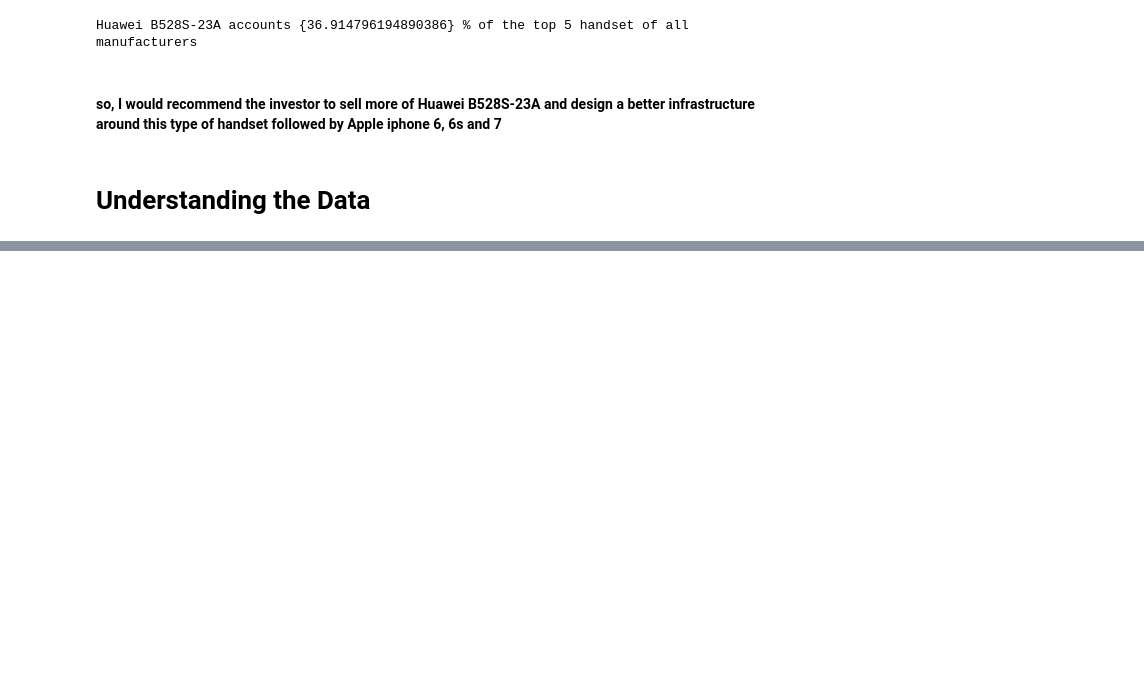
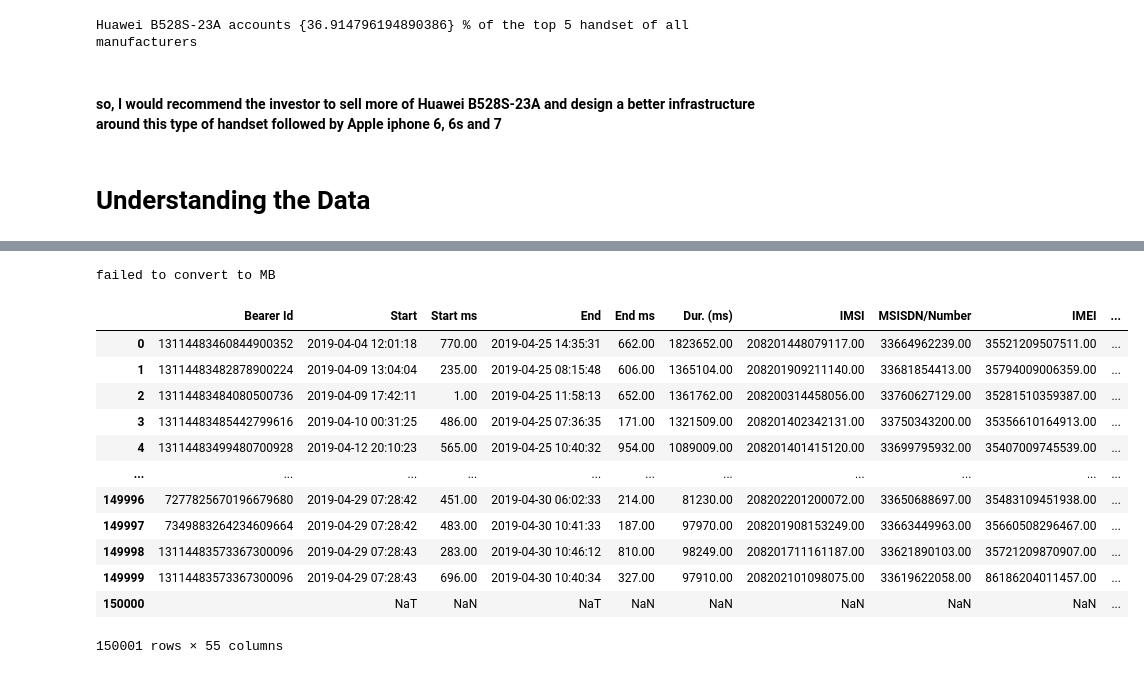
Before and after one commit to dagmawiii03/Telecom_Analysis, a Jupyter notebook: Notebook/Untitled.ipynb, the cells around one changed output, grey strips where cells are left out. Saved outputs shown, nothing was run; the diff lists cells and outputs as text; code cells hidden in the pictures; blank space fills up the shorter version.

```diff
--- a/Notebook/Untitled.ipynb
+++ b/Notebook/Untitled.ipynb
@@ -167,0 +188,2 @@ explorer.get_description()
+# %%
+aggs_by_cols = pd.set_option('display.float_format', '{:.2f}'.format)
@@ -167,0 +232,4 @@ explorer.get_description()
+# %%
+from data_info import DataInfo
+from clean_Telecom import DataCleaner
+cleaner = DataCleaner(explore.df)
@@ -167,0 +259,20 @@ explorer.get_description()
+# %%
+#convert bites to megabites
+cleaner.bytes_to_megabytes(['Total UL (Bytes)', 'Total DL (Bytes)', 'Social Media DL (Bytes)', 'Social Media UL (Bytes)',
+'Google DL (Bytes)', 'Google UL (Bytes)', 'Email DL (Bytes)', 'Email UL (Bytes)', 'Youtube DL (Bytes)', 'Youtube UL (Bytes)',
+'Netflix DL (Bytes)', 'Netflix UL (Bytes)', 'Gaming DL (Bytes)','Gaming UL (Bytes)', 'Other DL (Bytes)', 'Other UL (Bytes)'])
+# %% [output]
+failed to convert to MB
+|  | Bearer Id | Start | Start ms | End | End ms | Dur. (ms) | IMSI | MSISDN/Number | IMEI | ... |
+| 0 | 13114483460844900352 | 2019-04-04 12:01:18 | 770.00 | 2019-04-25 14:35:31 | 662.00 | 1823652.00 | 208201448079117.00 | 33664962239.00 | 35521209507511.00 | ... |
+| 1 | 13114483482878900224 | 2019-04-09 13:04:04 | 235.00 | 2019-04-25 08:15:48 | 606.00 | 1365104.00 | 208201909211140.00 | 33681854413.00 | 35794009006359.00 | ... |
+| 2 | 13114483484080500736 | 2019-04-09 17:42:11 | 1.00 | 2019-04-25 11:58:13 | 652.00 | 1361762.00 | 208200314458056.00 | 33760627129.00 | 35281510359387.00 | ... |
+| 3 | 13114483485442799616 | 2019-04-10 00:31:25 | 486.00 | 2019-04-25 07:36:35 | 171.00 | 1321509.00 | 208201402342131.00 | 33750343200.00 | 35356610164913.00 | ... |
+| 4 | 13114483499480700928 | 2019-04-12 20:10:23 | 565.00 | 2019-04-25 10:40:32 | 954.00 | 1089009.00 | 208201401415120.00 | 33699795932.00 | 35407009745539.00 | ... |
+| ... | ... | ... | ... | ... | ... | ... | ... | ... | ... | ... |
+| 149996 | 7277825670196679680 | 2019-04-29 07:28:42 | 451.00 | 2019-04-30 06:02:33 | 214.00 | 81230.00 | 208202201200072.00 | 33650688697.00 | 35483109451938.00 | ... |
+| 149997 | 7349883264234609664 | 2019-04-29 07:28:42 | 483.00 | 2019-04-30 10:41:33 | 187.00 | 97970.00 | 208201908153249.00 | 33663449963.00 | 35660508296467.00 | ... |
+| 149998 | 13114483573367300096 | 2019-04-29 07:28:43 | 283.00 | 2019-04-30 10:46:12 | 810.00 | 98249.00 | 208201711161187.00 | 33621890103.00 | 35721209870907.00 | ... |
+| 149999 | 13114483573367300096 | 2019-04-29 07:28:43 | 696.00 | 2019-04-30 10:40:34 | 327.00 | 97910.00 | 208202101098075.00 | 33619622058.00 | 86186204011457.00 | ... |
+| 150000 |  | NaT | NaN | NaT | NaN | NaN | NaN | NaN | NaN | ... |
+150001 rows × 55 columns
```
Also changed, not shown: parts of 29 cells of this notebook.
